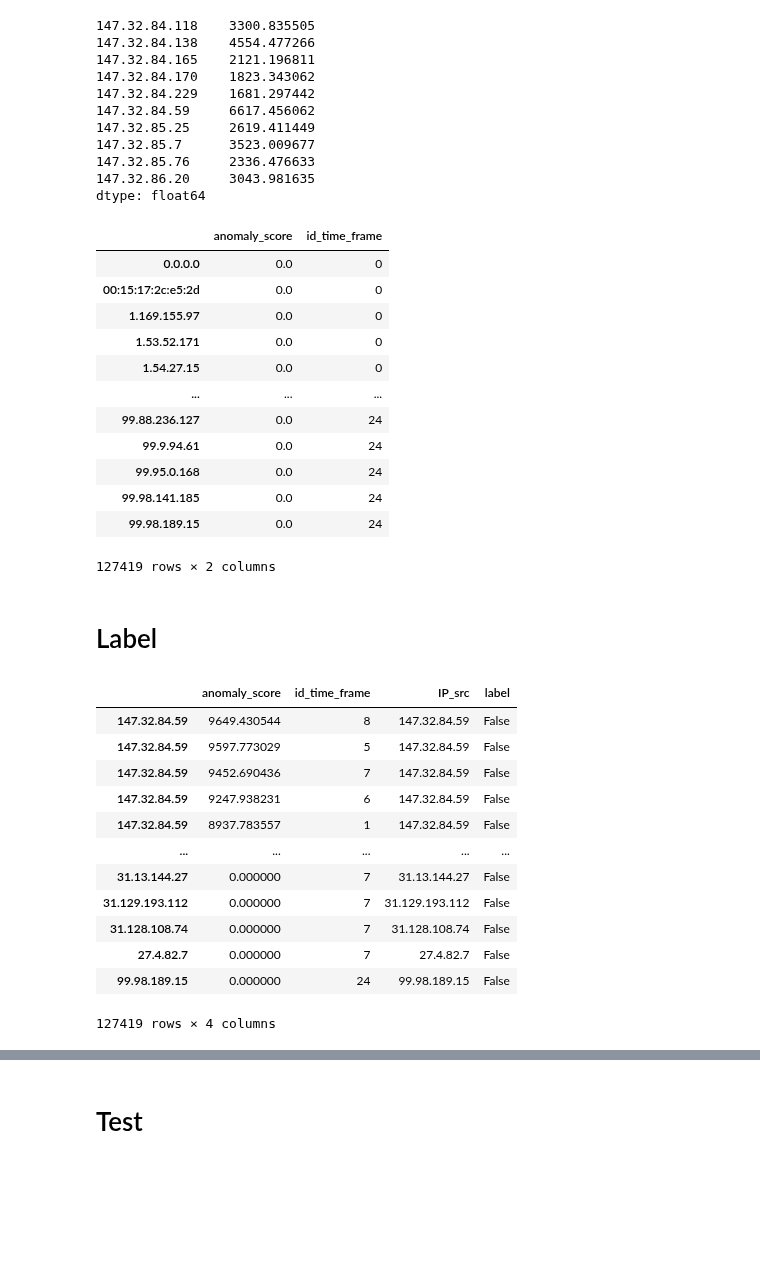
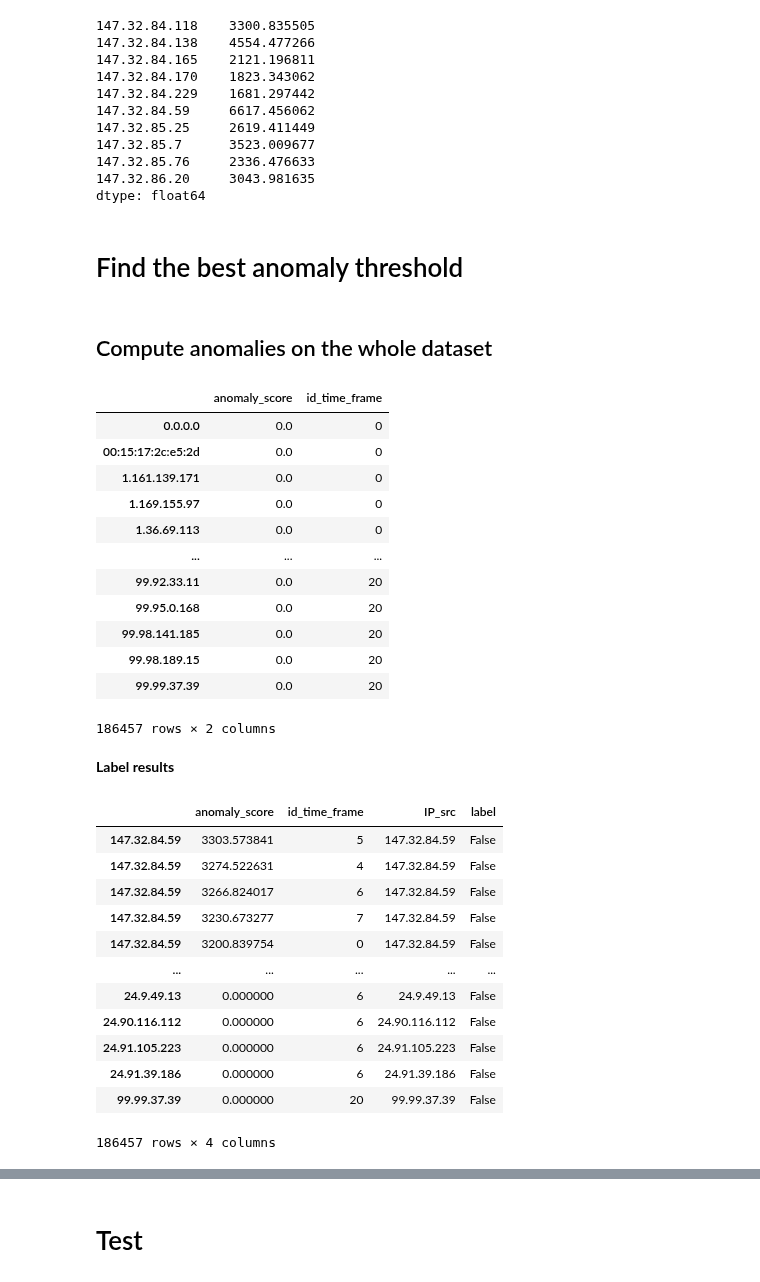
Before and after one commit to mgendr/CTU_13_Supervision_Des_Systemes, a Jupyter notebook: Find_Anomaly_thresh.ipynb, the cells around one changed output, grey strips where cells are left out. Cells and saved outputs as stored; diff of their text form; code cells hidden in the pictures; blank space fills up the shorter version.

```diff
--- a/Find_Anomaly_thresh.ipynb
+++ b/Find_Anomaly_thresh.ipynb
@@ -103,46 +105,54 @@ window = 5
+# %% [markdown]
+# Find the best anomaly threshold
+# %% [markdown]
+## Compute anomalies on the whole dataset
 # %%
-window = 5
+window_count = 5
+window_size = 5
 
-def compute_anomalies_scores_for_windows(df, window = window, step = 1) :
+def compute_anomalies_scores_for_windows(df, window_count = 5, window_size = 5, step = 1) :
+    # run iteratively KGB over the whole dataset
+    # step : the decay between each anomaly score measure (in minutes)
 
 
-    window_delta = pd.Timedelta(window, "m")
-    min_time = df.StartTime.iloc[0]
-    max_time = df.StartTime.iloc[-1]
+    window_delta = pd.Timedelta(window_count + window_size -1, "m") # duration of the whole windows for an iteration
+    min_time = df.StartTime.iloc[0] # first timestamp of the df
+    max_time = df.StartTime.iloc[-1] # last ...
     duration = max_time-min_time - window_delta
     number_of_iterations = int(duration.total_seconds() / (step*60))
 
 
     res = []
-    for i in tqdm(range(number_of_iterations)) :
+    for i in tqdm(range(number_of_iterations)) : # for each iteration
         time_of_end = min_time + window_delta + pd.Timedelta(step*i, "m")
         cutted = df[df.StartTime<= time_of_end ]
-        res.append(proceed_KGB(cutted, window_time = window, major_components = major_components ) )
+        res.append(proceed_KGB(cutted, window_count = window_count,
+                               window_size = window_size, major_components = major_components ) )
 
     new_res = [pd.DataFrame( {"anomaly_score" : df, "id_time_frame" : id_df}) for id_df, df in enumerate(res)]
     result = pd.concat(new_res)
 
     return result
 
 
-result = compute_anomalies_scores_for_windows(df, window = 5, step = 1)
+result = compute_anomalies_scores_for_windows(df, window_count = window_count, window_size = window_size, step = 1)
 result
 # %% [output]
 |  | anomaly_score | id_time_frame |
 | 0.0.0.0 | 0.0 | 0 |
 | 00:15:17:2c:e5:2d | 0.0 | 0 |
+| 1.161.139.171 | 0.0 | 0 |
 | 1.169.155.97 | 0.0 | 0 |
-| 1.53.52.171 | 0.0 | 0 |
-| 1.54.27.15 | 0.0 | 0 |
+| 1.36.69.113 | 0.0 | 0 |
 | ... | ... | ... |
-| 99.88.236.127 | 0.0 | 24 |
-| 99.9.94.61 | 0.0 | 24 |
-| 99.95.0.168 | 0.0 | 24 |
-| 99.98.141.185 | 0.0 | 24 |
-| 99.98.189.15 | 0.0 | 24 |
+| 99.92.33.11 | 0.0 | 20 |
+| 99.95.0.168 | 0.0 | 20 |
+| 99.98.141.185 | 0.0 | 20 |
+| 99.98.189.15 | 0.0 | 20 |
+| 99.99.37.39 | 0.0 | 20 |
-127419 rows × 2 columns
+186457 rows × 2 columns
 # %% [markdown]
-# Label
+**Label results**
 # %%
 
 def label_data(df, list_botnets) :
@@ -158,18 +168,18 @@ labelled_res =  label_data(result, list_botnets)
 labelled_res
 # %% [output]
 |  | anomaly_score | id_time_frame | IP_src | label |
-| 147.32.84.59 | 9649.430544 | 8 | 147.32.84.59 | False |
-| 147.32.84.59 | 9597.773029 | 5 | 147.32.84.59 | False |
-| 147.32.84.59 | 9452.690436 | 7 | 147.32.84.59 | False |
-| 147.32.84.59 | 9247.938231 | 6 | 147.32.84.59 | False |
-| 147.32.84.59 | 8937.783557 | 1 | 147.32.84.59 | False |
+| 147.32.84.59 | 3303.573841 | 5 | 147.32.84.59 | False |
+| 147.32.84.59 | 3274.522631 | 4 | 147.32.84.59 | False |
+| 147.32.84.59 | 3266.824017 | 6 | 147.32.84.59 | False |
+| 147.32.84.59 | 3230.673277 | 7 | 147.32.84.59 | False |
+| 147.32.84.59 | 3200.839754 | 0 | 147.32.84.59 | False |
 | ... | ... | ... | ... | ... |
-| 31.13.144.27 | 0.000000 | 7 | 31.13.144.27 | False |
-| 31.129.193.112 | 0.000000 | 7 | 31.129.193.112 | False |
-| 31.128.108.74 | 0.000000 | 7 | 31.128.108.74 | False |
-| 27.4.82.7 | 0.000000 | 7 | 27.4.82.7 | False |
-| 99.98.189.15 | 0.000000 | 24 | 99.98.189.15 | False |
+| 24.9.49.13 | 0.000000 | 6 | 24.9.49.13 | False |
+| 24.90.116.112 | 0.000000 | 6 | 24.90.116.112 | False |
+| 24.91.105.223 | 0.000000 | 6 | 24.91.105.223 | False |
+| 24.91.39.186 | 0.000000 | 6 | 24.91.39.186 | False |
+| 99.99.37.39 | 0.000000 | 20 | 99.99.37.39 | False |
-127419 rows × 4 columns
+186457 rows × 4 columns
 # %%
 whitelist = ["147.32.84.59", "147.32.84.138"]
 labelled_res[~labelled_res.IP_src.isin(whitelist)]
```
Also changed, not shown: parts of 24 cells of this notebook, 1 other file.
